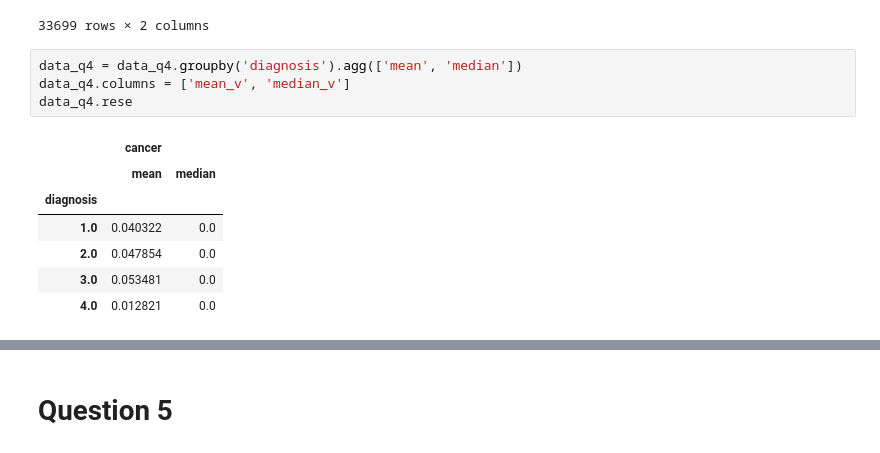
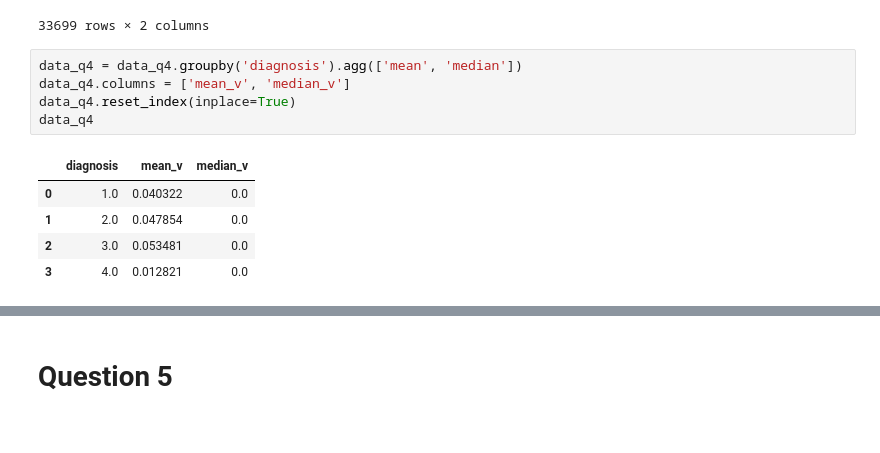
Before and after one commit to ahmed-isar/IBD-disease, a Jupyter notebook: solution.ipynb, the cells around one changed output, grey strips where cells are left out. Drawn from its saved outputs; the diff is of its cells as text.

```diff
--- a/solution.ipynb
+++ b/solution.ipynb
@@ -204,12 +204,11 @@ data_q4
 # %%
 data_q4 = data_q4.groupby('diagnosis').agg(['mean', 'median'])
 data_q4.columns = ['mean_v', 'median_v']
-data_q4.rese
+data_q4.reset_index(inplace=True)
+data_q4
 # %% [output]
-|  | cancer |  |
-|  | mean | median |
-| diagnosis |  |  |
-| 1.0 | 0.040322 | 0.0 |
-| 2.0 | 0.047854 | 0.0 |
-| 3.0 | 0.053481 | 0.0 |
-| 4.0 | 0.012821 | 0.0 |
+|  | diagnosis | mean_v | median_v |
+| 0 | 1.0 | 0.040322 | 0.0 |
+| 1 | 2.0 | 0.047854 | 0.0 |
+| 2 | 3.0 | 0.053481 | 0.0 |
+| 3 | 4.0 | 0.012821 | 0.0 |
```
Also changed, not shown: parts of 6 cells of this notebook.
